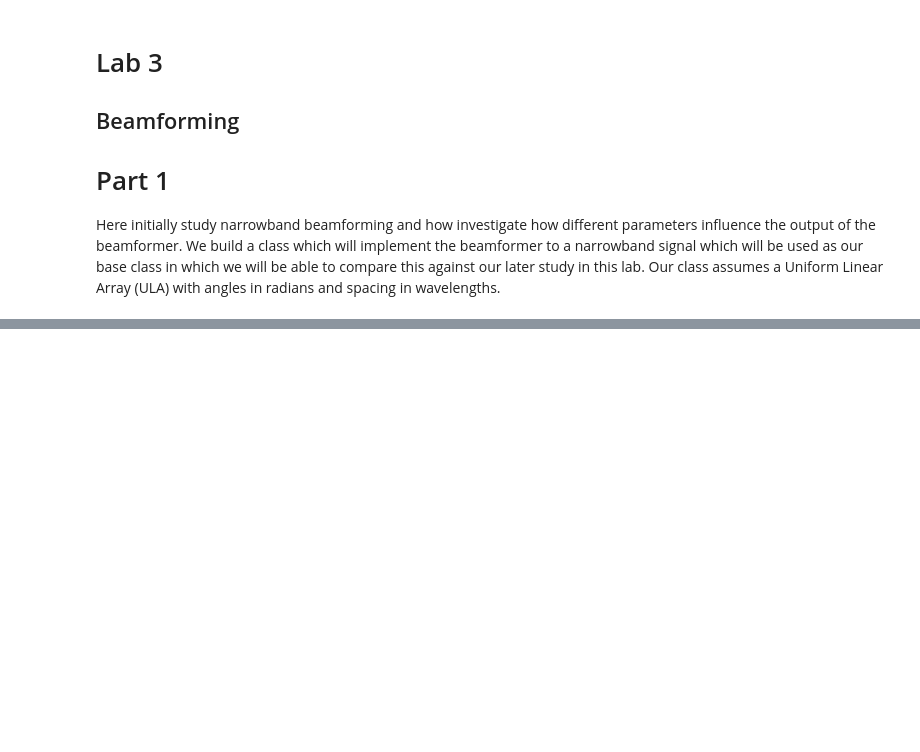
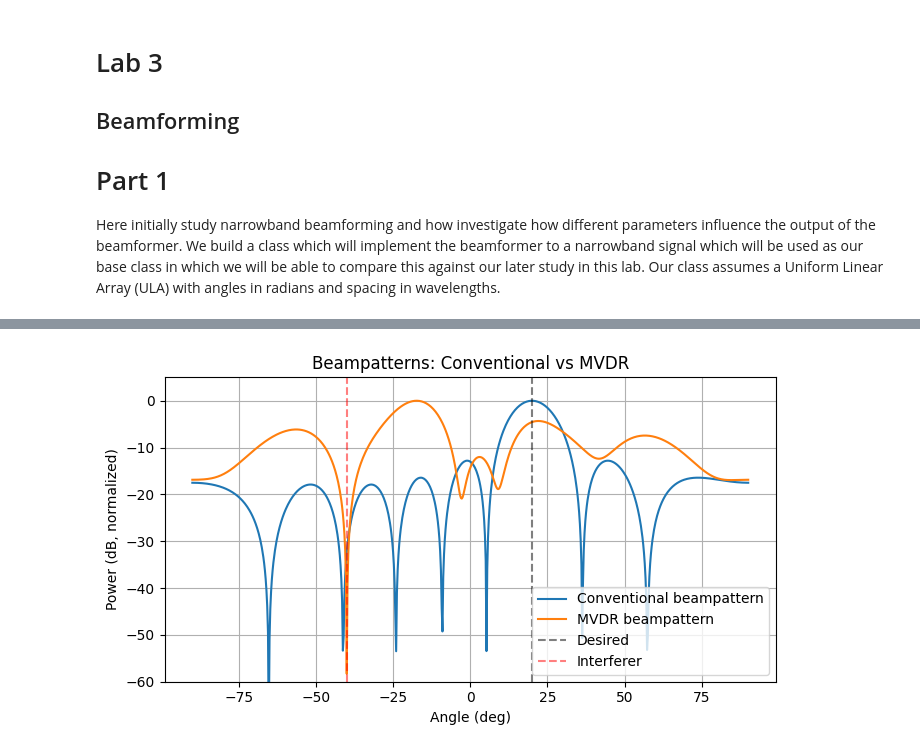
Before and after one commit to jhiltonjones/digital_signal_processing_labs, a Jupyter notebook: lab3/lab3.ipynb, the cells around one changed output, grey strips where cells are left out. Cells and saved outputs as stored; diff of their text form; code cells hidden in the pictures; blank space fills up the shorter version.

```diff
--- a/lab3/lab3.ipynb
+++ b/lab3/lab3.ipynb
@@ -220,0 +230,20 @@ Estimated DOA: 20.00 deg
+# %%
+class MVDRBeamformer(NarrowbandBeamformer):
+
+    def __init__(self, n_elements, d=0.5, wavelength=1.0, window="rect"):
+        super().__init__(n_elements, d=d, wavelength=wavelength, window=window)
+        self.R = None
+
+    def estimate_covariance(self, X):
+        X = np.asarray(X)
+        self.R = (X @ X.conj().T) / X.shape[1]
+
+    def steer_mvdr(self, theta):
+
+        a_theta = self.steering_vector(theta).reshape(-1, 1)
+        term1 = np.linalg.solve(self.R, a_theta)
+        term2 = a_theta.conj().T @ term1
+
+        w_mvdr = term1 / term2
+        self.w = w_mvdr.flatten()
+        self.theta_steer = theta
@@ -220,0 +279,44 @@ Estimated DOA: 20.00 deg
+# %%
+
+N = 8
+d = 0.5
+theta_des_deg = 20
+theta_int_deg = -40
+
+X = simulate_two_source_ula_simple(
+    N=N,
+    d=d,
+    theta_des_deg=theta_des_deg,
+    theta_int_deg=theta_int_deg,
+    n_samples=2000,
+    noise_std=0.05,
+    f_des=0.02,
+    f_int=0.06
+)
+
+theta_grid = np.linspace(-np.pi/2, np.pi/2, 721)
+
+bf = NarrowbandBeamformer(n_elements=N, d=d, window="rect")
+theta0 = np.deg2rad(theta_des_deg)
+bf.steer_convent(theta0)
+P_conv_bp = bf.beampattern(theta_grid)
+
+mvdr = MVDRBeamformer(n_elements=N, d=d)
+mvdr.estimate_covariance(X)
+mvdr.steer_mvdr(theta0)
+P_mvdr_bp = mvdr.beampattern(theta_grid)
+plt.figure(figsize=(7, 4))
+plt.plot(np.rad2deg(theta_grid), P_conv_bp, label="Conventional beampattern")
+plt.plot(np.rad2deg(theta_grid), P_mvdr_bp, label="MVDR beampattern")
+plt.axvline(theta_des_deg, color="k", linestyle="--", alpha=0.5, label="Desired")
+plt.axvline(theta_int_deg, color="r", linestyle="--", alpha=0.5, label="Interferer")
+plt.xlabel("Angle (deg)")
+plt.ylabel("Power (dB, normalized)")
+plt.title("Beampatterns: Conventional vs MVDR")
+plt.ylim([-60, 5])
+plt.grid(True)
+plt.legend()
+plt.tight_layout()
+plt.show()
+# %% [output]
+[figure, added]
```
Also changed, not shown: parts of 6 cells of this notebook.
